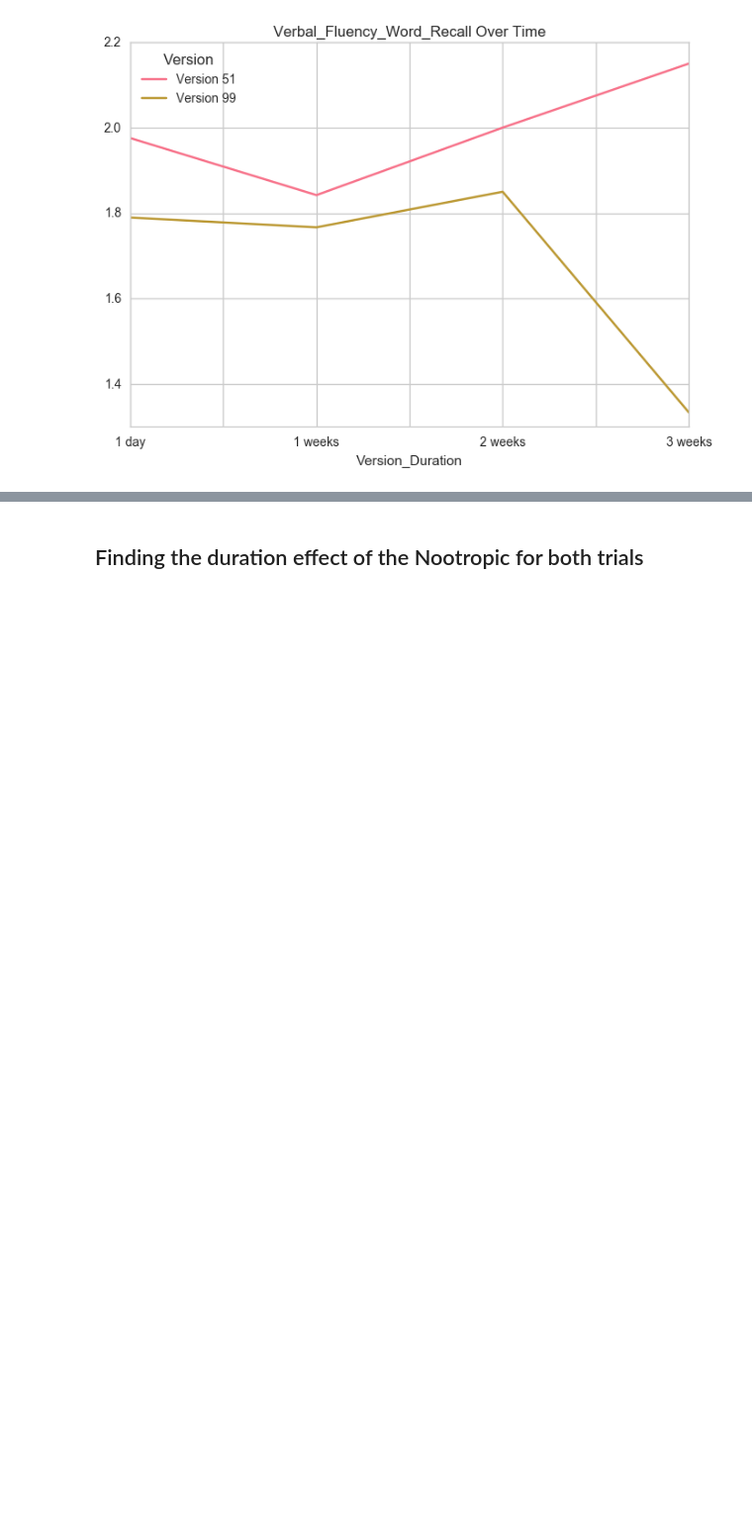
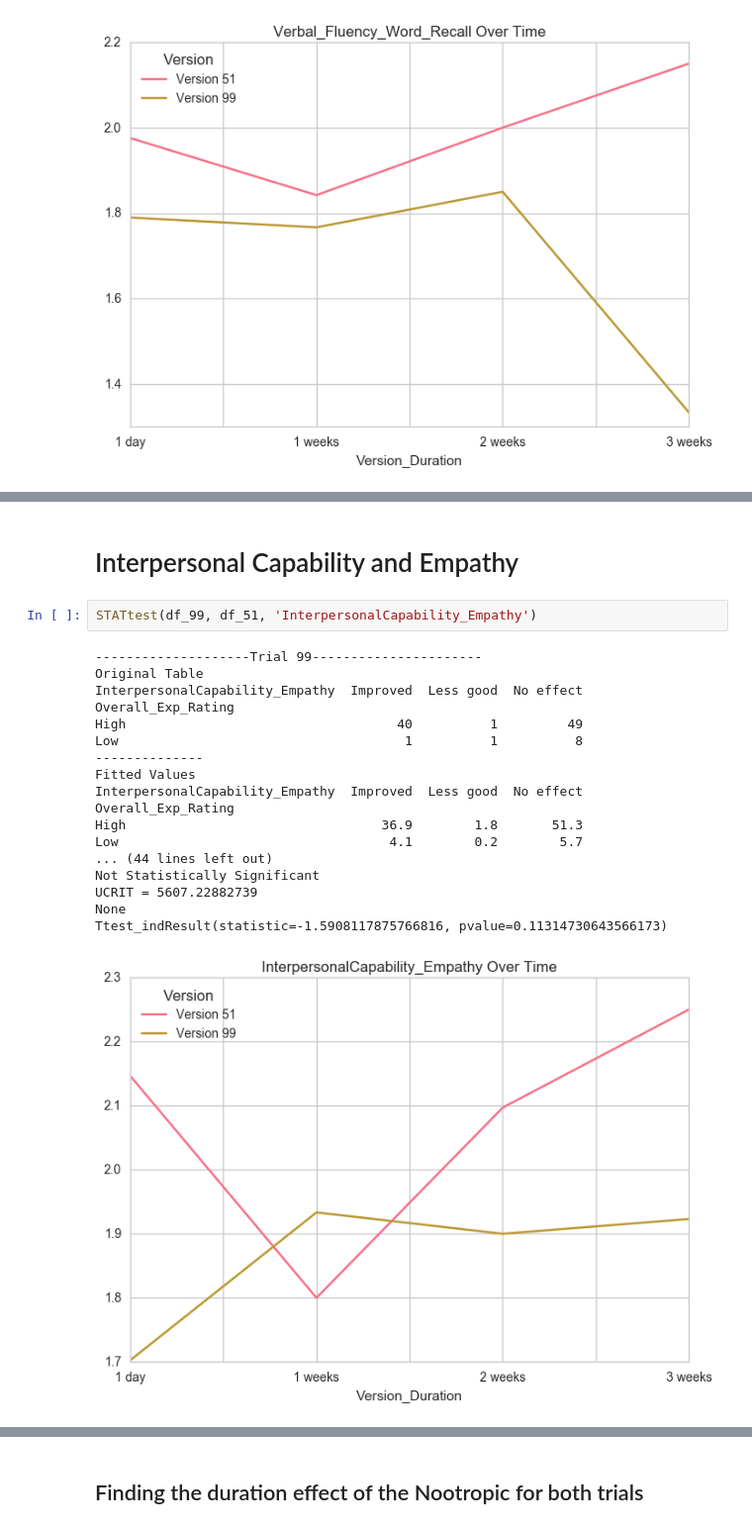
Before and after one commit to s-leung/NootropicProject, a Jupyter notebook: Comparing between Trials .ipynb, the cells around one changed output, grey strips where cells are left out. Shown at 99% size. Cells and saved outputs as stored; diff of their text form; blank space fills up the shorter version.

```diff
--- a/Comparing between Trials .ipynb
+++ b/Comparing between Trials .ipynb
@@ -1622,0 +1721,23 @@ Ttest_indResult(statistic=-1.7995120901008352, pvalue=0.073328762868716785)
+# %% [markdown]
+# Interpersonal Capability and Empathy
+# %%
+STATtest(df_99, df_51, 'InterpersonalCapability_Empathy')
+# %% [output]
+--------------------Trial 99----------------------
+Original Table
+InterpersonalCapability_Empathy  Improved  Less good  No effect
+Overall_Exp_Rating
+High                                   40          1         49
+Low                                     1          1          8
+--------------
+Fitted Values
+InterpersonalCapability_Empathy  Improved  Less good  No effect
+Overall_Exp_Rating
+High                                 36.9        1.8       51.3
+Low                                   4.1        0.2        5.7
+... (44 lines left out)
+Not Statistically Significant
+UCRIT = 5607.22882739
+None
+Ttest_indResult(statistic=-1.5908117875766816, pvalue=0.11314730643566173)
+[figure, added]
```
Also changed, not shown: parts of 67 cells of this notebook, 2 other files.
